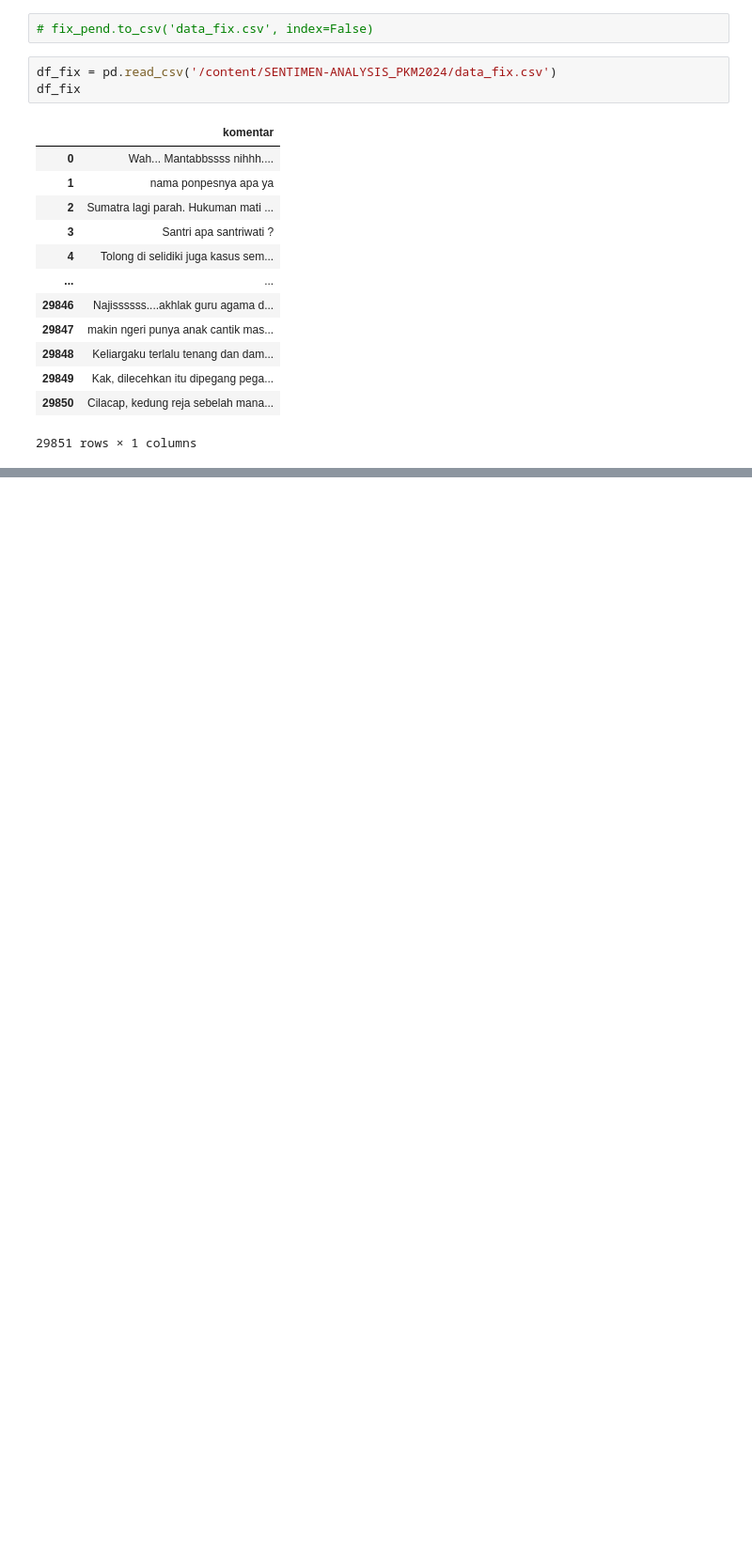
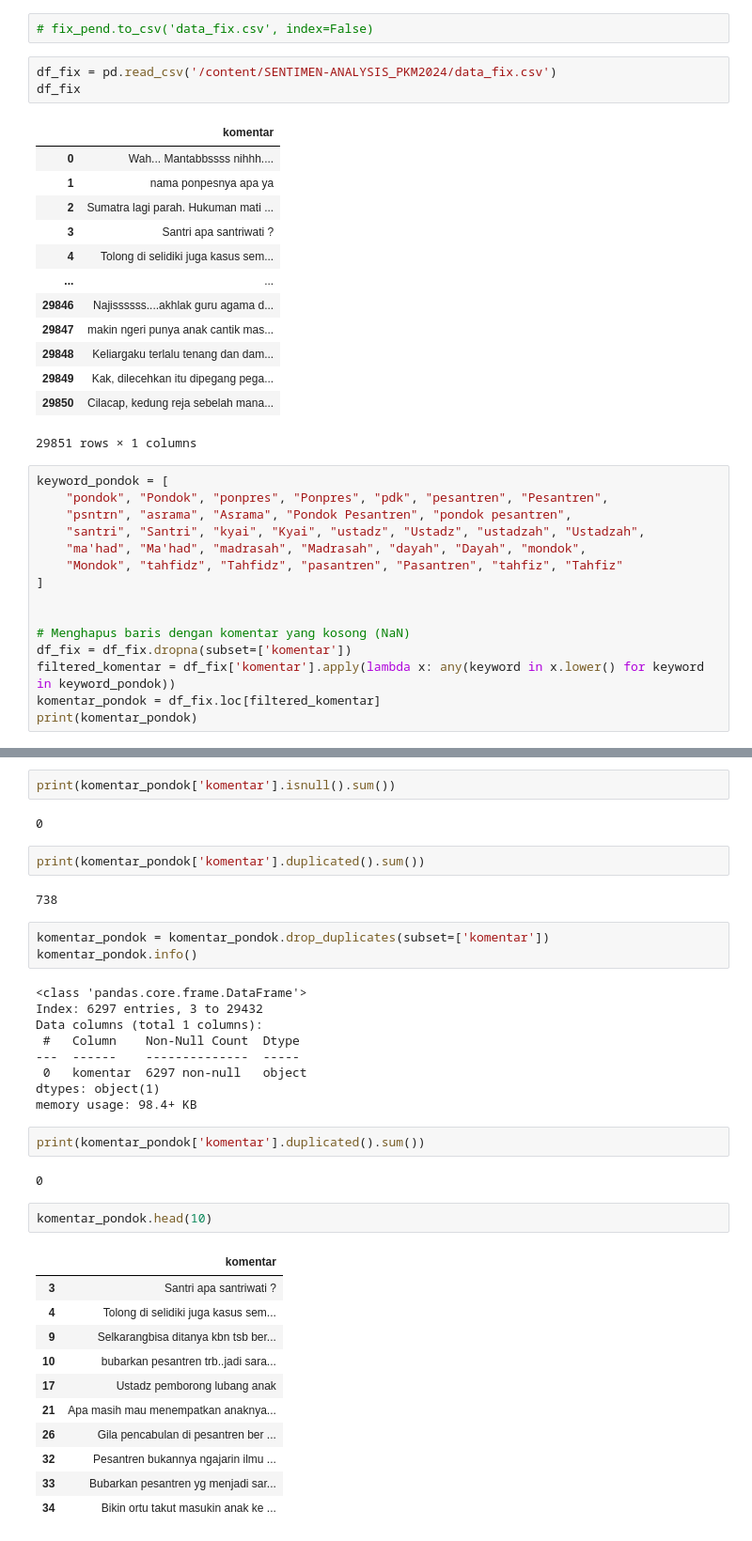
Before and after one commit to muchdefputrasholihin/SENTIMEN-ANALYSIS_PKM2024, a Jupyter notebook: pkm.ipynb, the cells around one changed output, grey strips where cells are left out. Shown at 94% size. Drawn from its saved outputs; the diff is of its cells as text; blank space fills up the shorter version.

```diff
--- a/pkm.ipynb
+++ b/pkm.ipynb
@@ -169,3 +162,18 @@ df_fix
 | 29849 | Kak, dilecehkan itu dipegang pega... |
 | 29850 | Cilacap, kedung reja sebelah mana... |
 29851 rows × 1 columns
+# %%
+keyword_pondok = [
+    "pondok", "Pondok", "ponpres", "Ponpres", "pdk", "pesantren", "Pesantren",
+    "psntrn", "asrama", "Asrama", "Pondok Pesantren", "pondok pesantren",
+    "santri", "Santri", "kyai", "Kyai", "ustadz", "Ustadz", "ustadzah", "Ustadzah",
+    "ma'had", "Ma'had", "madrasah", "Madrasah", "dayah", "Dayah", "mondok",
+    "Mondok", "tahfidz", "Tahfidz", "pasantren", "Pasantren", "tahfiz", "Tahfiz"
+]
+
+
+# Menghapus baris dengan komentar yang kosong (NaN)
+df_fix = df_fix.dropna(subset=['komentar'])
+filtered_komentar = df_fix['komentar'].apply(lambda x: any(keyword in x.lower() for keyword in keyword_pondok))
+komentar_pondok = df_fix.loc[filtered_komentar]
+print(komentar_pondok)
@@ -171,0 +206,38 @@ df_fix
+# %%
+print(komentar_pondok['komentar'].isnull().sum())
+# %% [output]
+0
+# %%
+print(komentar_pondok['komentar'].duplicated().sum())
+# %% [output]
+738
+# %%
+komentar_pondok = komentar_pondok.drop_duplicates(subset=['komentar'])
+komentar_pondok.info()
+# %% [output]
+<class 'pandas.core.frame.DataFrame'>
+Index: 6297 entries, 3 to 29432
+Data columns (total 1 columns):
+ #   Column    Non-Null Count  Dtype
+---  ------    --------------  -----
+ 0   komentar  6297 non-null   object
+dtypes: object(1)
+memory usage: 98.4+ KB
+# %%
+print(komentar_pondok['komentar'].duplicated().sum())
+# %% [output]
+0
+# %%
+komentar_pondok.head(10)
+# %% [output]
+|  | komentar |
+| 3 | Santri apa santriwati ? |
+| 4 | Tolong di selidiki juga kasus sem... |
+| 9 | Selkarangbisa ditanya kbn tsb ber... |
+| 10 | bubarkan pesantren trb..jadi sara... |
+| 17 | Ustadz pemborong lubang anak |
+| 21 | Apa masih mau menempatkan anaknya... |
+| 26 | Gila pencabulan di pesantren ber ... |
+| 32 | Pesantren bukannya ngajarin ilmu ... |
+| 33 | Bubarkan pesantren yg menjadi sar... |
+| 34 | Bikin ortu takut masukin anak ke ... |
```
Also changed, not shown: parts of 7 cells of this notebook.
